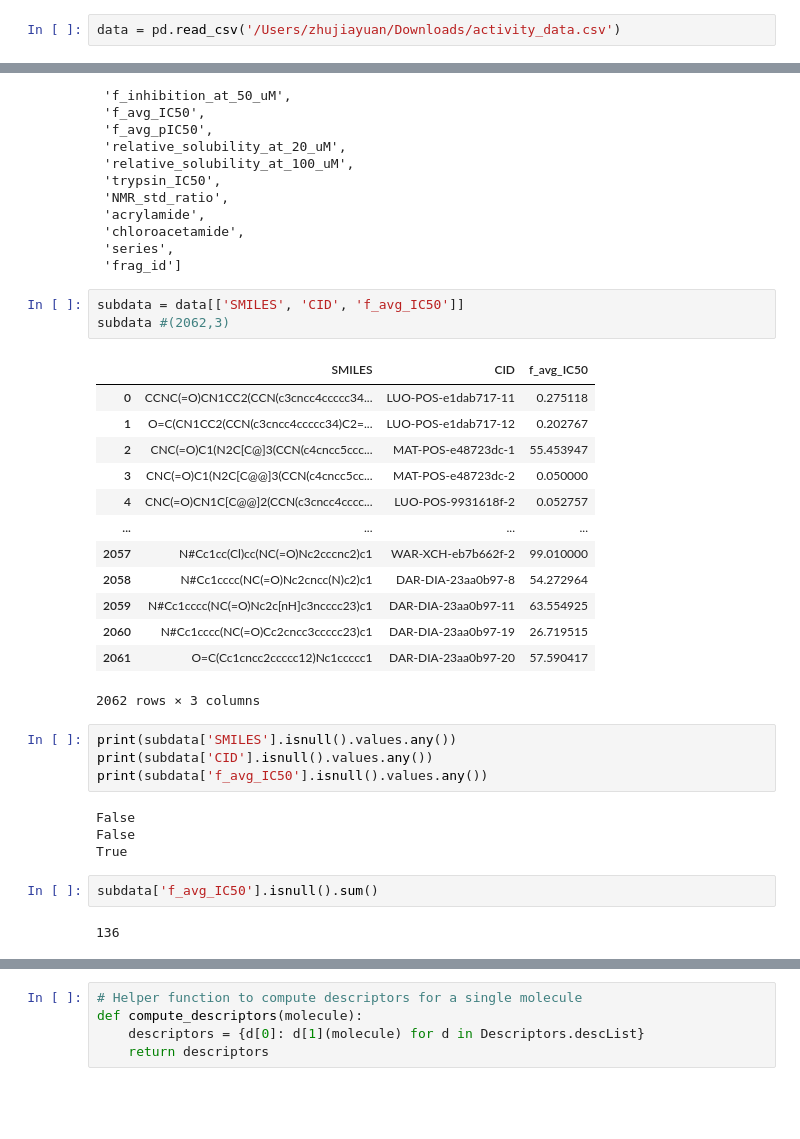
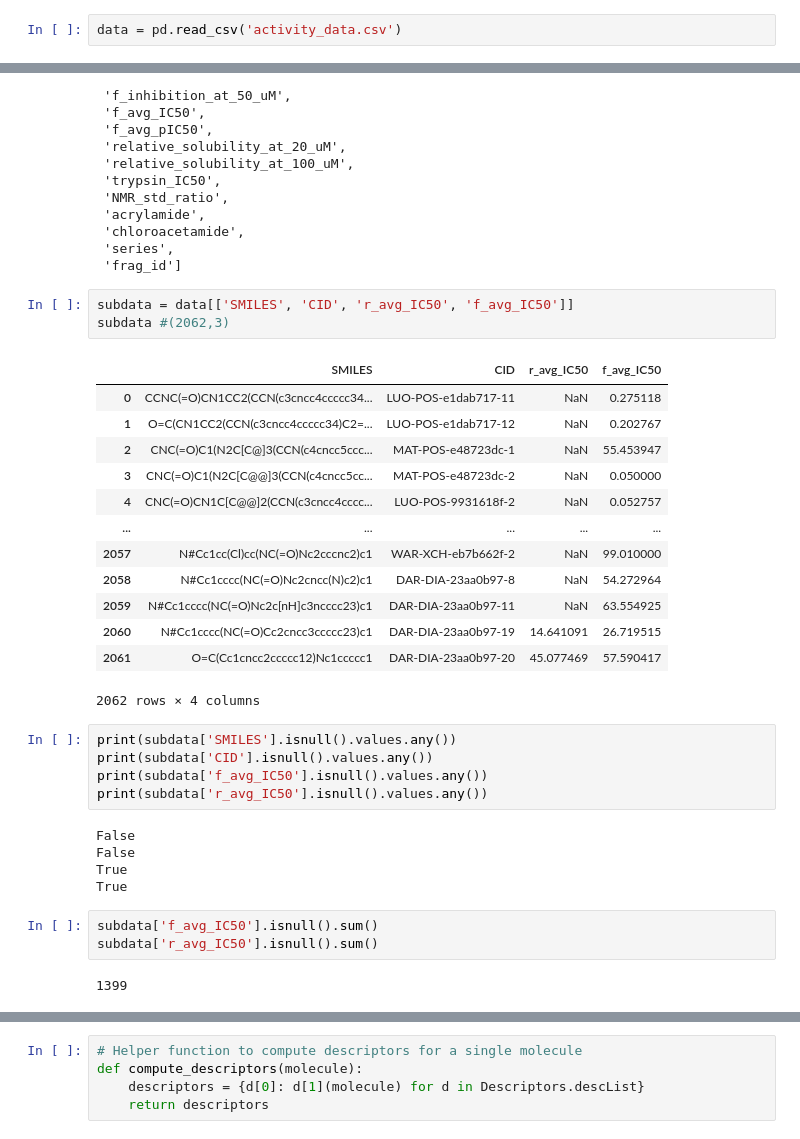
Before and after one commit to jiayuanz3/binding_affinity, a Jupyter notebook: binding affinity prediction.ipynb, the cells around one changed output, grey strips where cells are left out. Drawn from its saved outputs; the diff is of its cells as text; blank space fills up the shorter version.

```diff
--- a/binding affinity prediction.ipynb
+++ b/binding affinity prediction.ipynb
@@ -6,6 +8,6 @@ from collections import defaultdict
 from matplotlib import pyplot as plt
 # %%
-data = pd.read_csv('/Users/zhujiayuan/Downloads/activity_data.csv')
+data = pd.read_csv('activity_data.csv')
 # %%
 data.head(5)
 # %% [output]
@@ -37,31 +39,34 @@ list(data.columns)
  'series',
  'frag_id']
 # %%
-subdata = data[['SMILES', 'CID', 'f_avg_IC50']]
+subdata = data[['SMILES', 'CID', 'r_avg_IC50', 'f_avg_IC50']]
 subdata #(2062,3)
 # %% [output]
-|  | SMILES | CID | f_avg_IC50 |
-| 0 | CCNC(=O)CN1CC2(CCN(c3cncc4ccccc34... | LUO-POS-e1dab717-11 | 0.275118 |
-| 1 | O=C(CN1CC2(CCN(c3cncc4ccccc34)C2=... | LUO-POS-e1dab717-12 | 0.202767 |
-| 2 | CNC(=O)C1(N2C[C@]3(CCN(c4cncc5ccc... | MAT-POS-e48723dc-1 | 55.453947 |
-| 3 | CNC(=O)C1(N2C[C@@]3(CCN(c4cncc5cc... | MAT-POS-e48723dc-2 | 0.050000 |
-| 4 | CNC(=O)CN1C[C@@]2(CCN(c3cncc4cccc... | LUO-POS-9931618f-2 | 0.052757 |
-| ... | ... | ... | ... |
-| 2057 | N#Cc1cc(Cl)cc(NC(=O)Nc2cccnc2)c1 | WAR-XCH-eb7b662f-2 | 99.010000 |
-| 2058 | N#Cc1cccc(NC(=O)Nc2cncc(N)c2)c1 | DAR-DIA-23aa0b97-8 | 54.272964 |
-| 2059 | N#Cc1cccc(NC(=O)Nc2c[nH]c3ncccc23)c1 | DAR-DIA-23aa0b97-11 | 63.554925 |
-| 2060 | N#Cc1cccc(NC(=O)Cc2cncc3ccccc23)c1 | DAR-DIA-23aa0b97-19 | 26.719515 |
-| 2061 | O=C(Cc1cncc2ccccc12)Nc1ccccc1 | DAR-DIA-23aa0b97-20 | 57.590417 |
+|  | SMILES | CID | r_avg_IC50 | f_avg_IC50 |
+| 0 | CCNC(=O)CN1CC2(CCN(c3cncc4ccccc34... | LUO-POS-e1dab717-11 | NaN | 0.275118 |
+| 1 | O=C(CN1CC2(CCN(c3cncc4ccccc34)C2=... | LUO-POS-e1dab717-12 | NaN | 0.202767 |
+| 2 | CNC(=O)C1(N2C[C@]3(CCN(c4cncc5ccc... | MAT-POS-e48723dc-1 | NaN | 55.453947 |
+| 3 | CNC(=O)C1(N2C[C@@]3(CCN(c4cncc5cc... | MAT-POS-e48723dc-2 | NaN | 0.050000 |
+| 4 | CNC(=O)CN1C[C@@]2(CCN(c3cncc4cccc... | LUO-POS-9931618f-2 | NaN | 0.052757 |
+| ... | ... | ... | ... | ... |
+| 2057 | N#Cc1cc(Cl)cc(NC(=O)Nc2cccnc2)c1 | WAR-XCH-eb7b662f-2 | NaN | 99.010000 |
+| 2058 | N#Cc1cccc(NC(=O)Nc2cncc(N)c2)c1 | DAR-DIA-23aa0b97-8 | NaN | 54.272964 |
+| 2059 | N#Cc1cccc(NC(=O)Nc2c[nH]c3ncccc23)c1 | DAR-DIA-23aa0b97-11 | NaN | 63.554925 |
+| 2060 | N#Cc1cccc(NC(=O)Cc2cncc3ccccc23)c1 | DAR-DIA-23aa0b97-19 | 14.641091 | 26.719515 |
+| 2061 | O=C(Cc1cncc2ccccc12)Nc1ccccc1 | DAR-DIA-23aa0b97-20 | 45.077469 | 57.590417 |
-2062 rows × 3 columns
+2062 rows × 4 columns
 # %%
 print(subdata['SMILES'].isnull().values.any())
 print(subdata['CID'].isnull().values.any())
 print(subdata['f_avg_IC50'].isnull().values.any())
+print(subdata['r_avg_IC50'].isnull().values.any())
 # %% [output]
 False
 False
 True
+True
 # %%
 subdata['f_avg_IC50'].isnull().sum()
+subdata['r_avg_IC50'].isnull().sum()
 # %% [output]
-136
+1399
```
Also changed, not shown: parts of 15 cells of this notebook.
